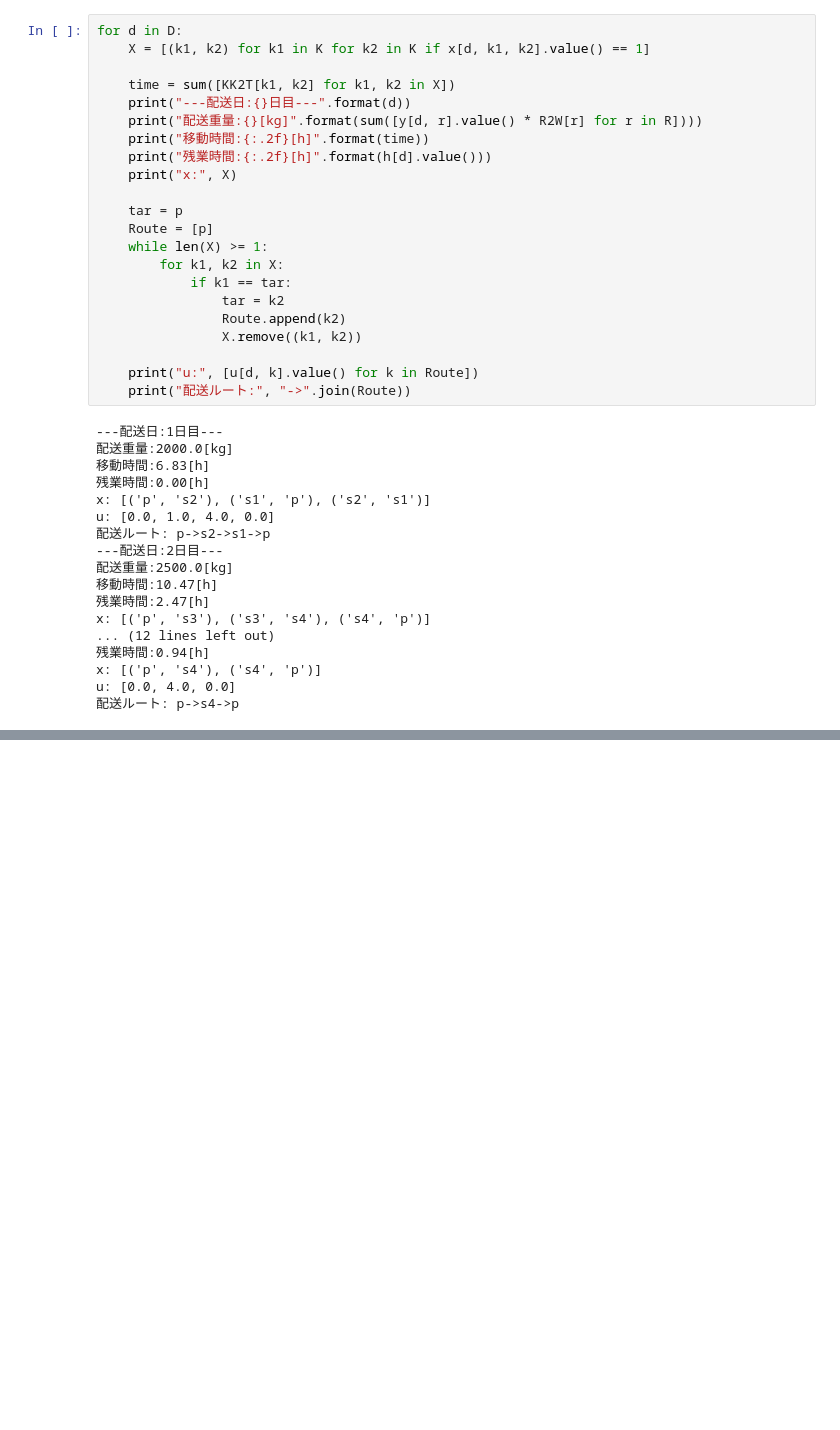
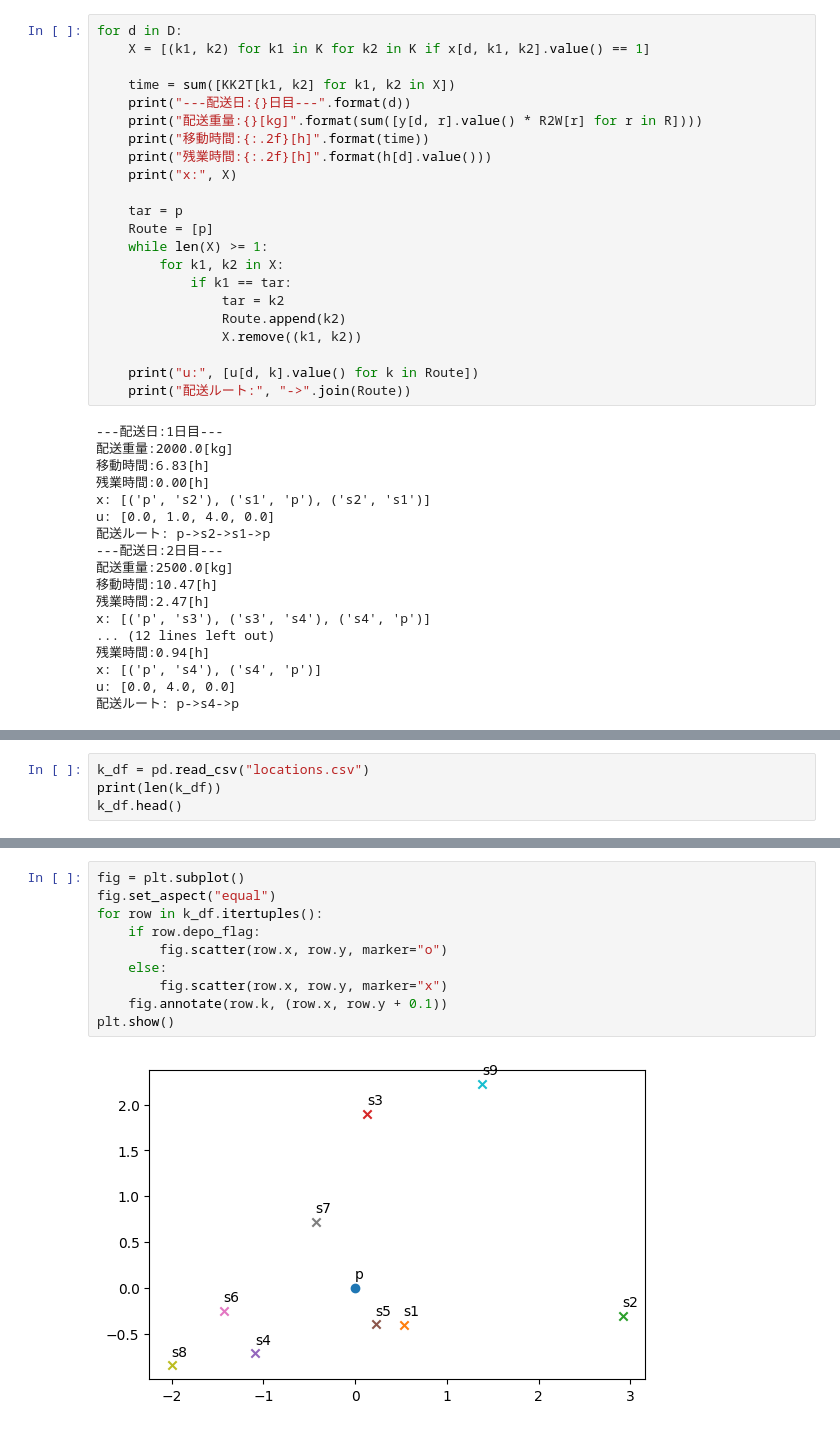
Before and after one commit to maton369/PyOptBook_Practice, a Jupyter notebook: 5_routing/main.ipynb, the cells around one changed output, grey strips where cells are left out. Saved outputs shown, nothing was run; the diff lists cells and outputs as text; blank space fills up the shorter version.

```diff
--- a/5_routing/main.ipynb
+++ b/5_routing/main.ipynb
@@ -223,0 +233,4 @@ for r in R:
+# %%
+k_df = pd.read_csv("locations.csv")
+print(len(k_df))
+k_df.head()
@@ -223,0 +245,12 @@ for r in R:
+# %%
+fig = plt.subplot()
+fig.set_aspect("equal")
+for row in k_df.itertuples():
+    if row.depo_flag:
+        fig.scatter(row.x, row.y, marker="o")
+    else:
+        fig.scatter(row.x, row.y, marker="x")
+    fig.annotate(row.k, (row.x, row.y + 0.1))
+plt.show()
+# %% [output]
+[figure, added]
```
Also changed, not shown: parts of 11 cells of this notebook.
